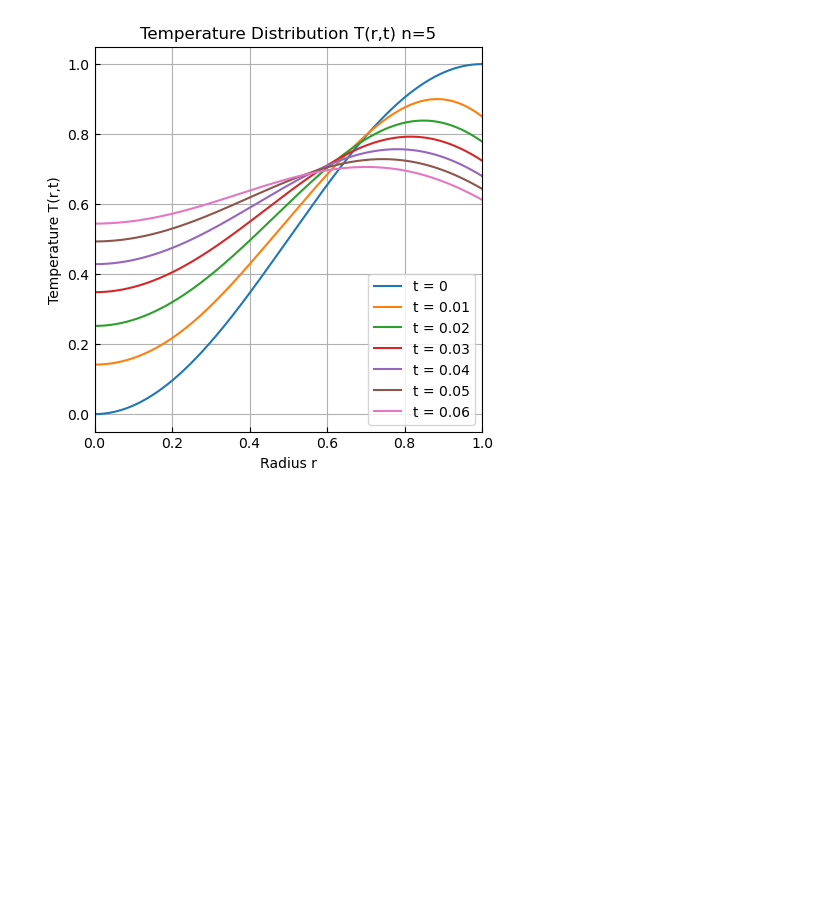
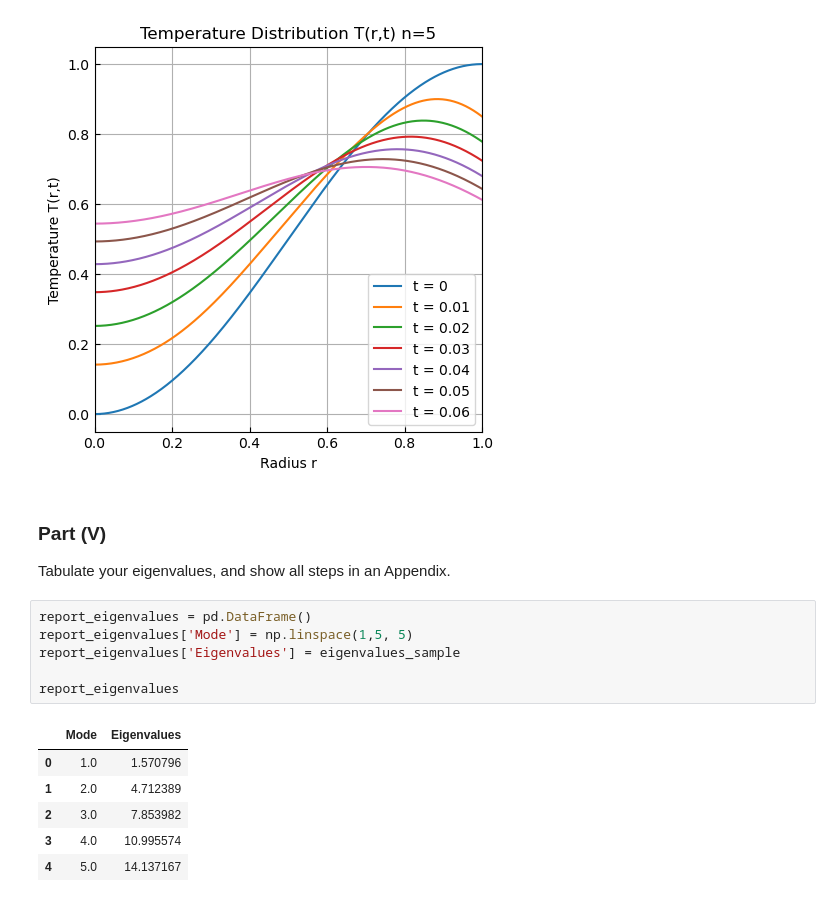
Before and after one commit to kkazuma19/HW501, a Jupyter notebook: CP1.ipynb, the cells around one changed output. Cells and saved outputs as stored; diff of their text form; blank space fills up the shorter version.

```diff
--- a/CP1.ipynb
+++ b/CP1.ipynb
@@ -293,3 +319,19 @@ time_values = [0, 10**-2, 2* 10**-2, 3* 10**-2, 4* 10**-2, 5* 10**-2, 6*10**-2]
 plot_temperature_profiles(r_values, R_value, T0_value, alpha_value, eigenvalues_sample, time_values)
 # %% [output]
 [figure]
+# %% [markdown]
+### Part (V)
+Tabulate your eigenvalues, and show all steps in an Appendix.
+# %%
+report_eigenvalues = pd.DataFrame()
+report_eigenvalues['Mode'] = np.linspace(1,5, 5)
+report_eigenvalues['Eigenvalues'] = eigenvalues_sample
+
+report_eigenvalues
+# %% [output]
+|  | Mode | Eigenvalues |
+| 0 | 1.0 | 1.570796 |
+| 1 | 2.0 | 4.712389 |
+| 2 | 3.0 | 7.853982 |
+| 3 | 4.0 | 10.995574 |
+| 4 | 5.0 | 14.137167 |
```
Also changed, not shown: parts of 5 cells of this notebook.
